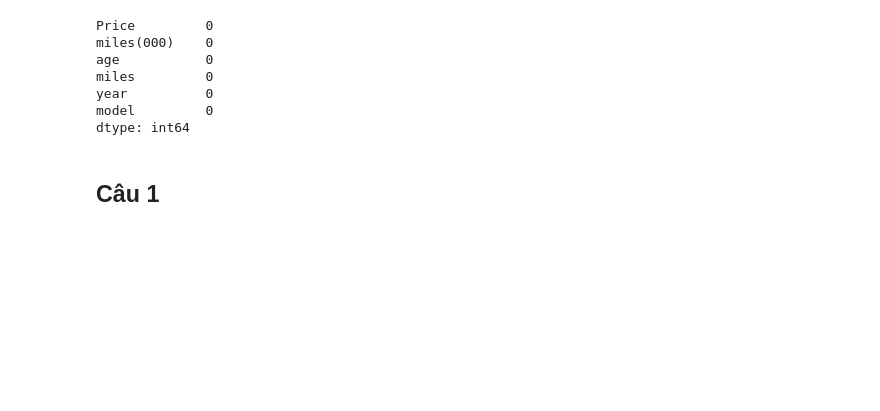
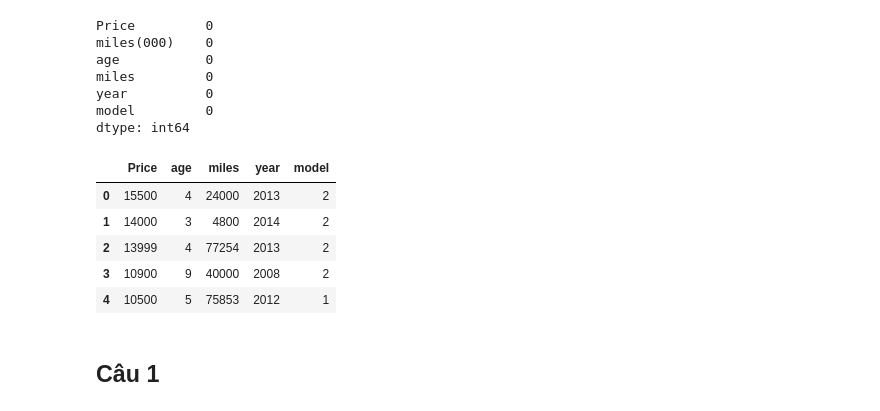
Before and after one commit to anhvq44/CSA17, a Jupyter notebook: Lesson7/hw7/price.ipynb, the cells around one changed output. Saved outputs shown, nothing was run; the diff lists cells and outputs as text; code cells hidden in the pictures; blank space fills up the shorter version.

Commit message:
upd price

```diff
--- a/Lesson7/hw7/price.ipynb
+++ b/Lesson7/hw7/price.ipynb
@@ -19,3 +21,16 @@ dtype: int64
+# %%
+#luu category model
+model_categories = df['model'].astype('category').cat.categories
+#doi thanh dang so
+df['model'] = df['model'].astype('category').cat.codes
+df.head()
+# %% [output]
+|  | Price | age | miles | year | model |
+| 0 | 15500 | 4 | 24000 | 2013 | 2 |
+| 1 | 14000 | 3 | 4800 | 2014 | 2 |
+| 2 | 13999 | 4 | 77254 | 2013 | 2 |
+| 3 | 10900 | 9 | 40000 | 2008 | 2 |
+| 4 | 10500 | 5 | 75853 | 2012 | 1 |
 # %% [markdown]
 ## Câu 1
 # %%
```
Also changed, not shown: parts of 6 cells of this notebook.
